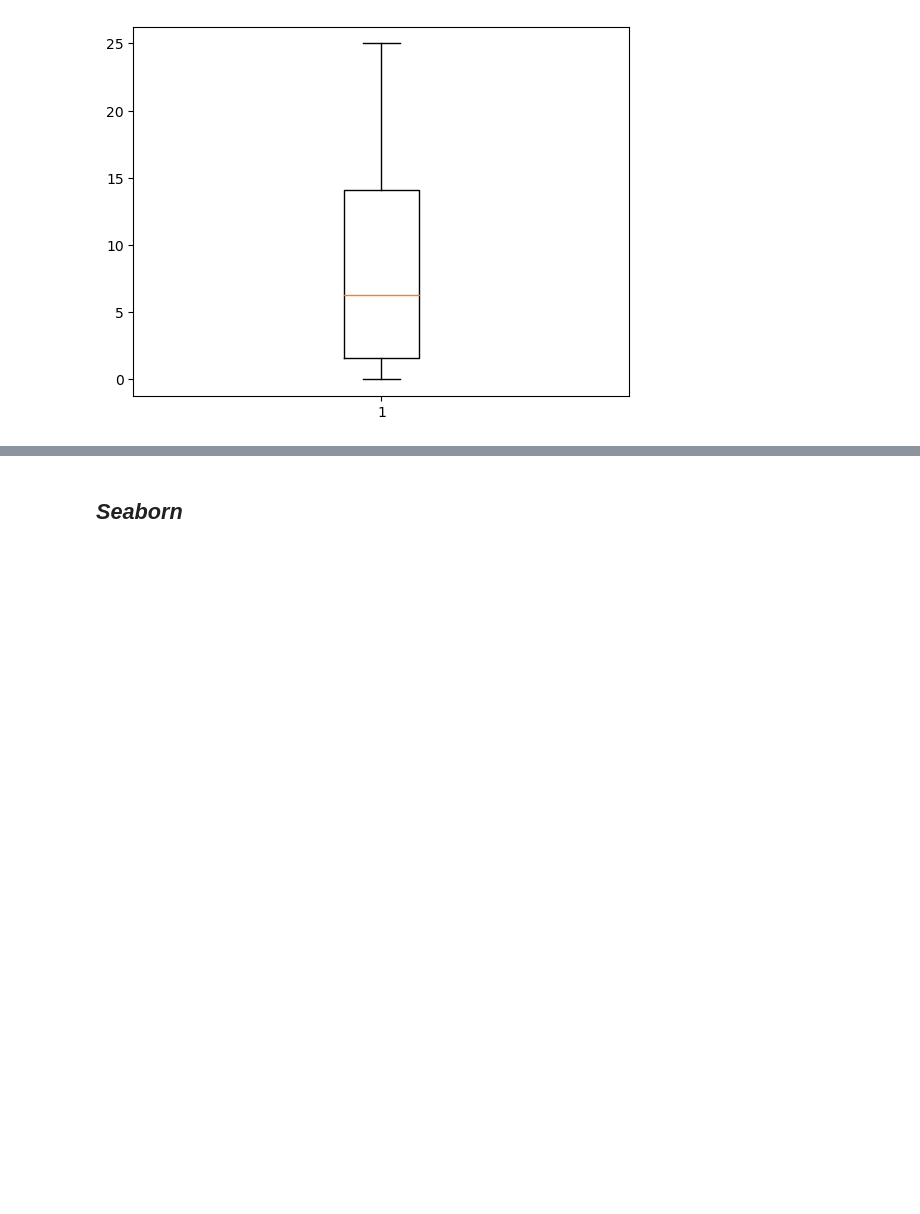
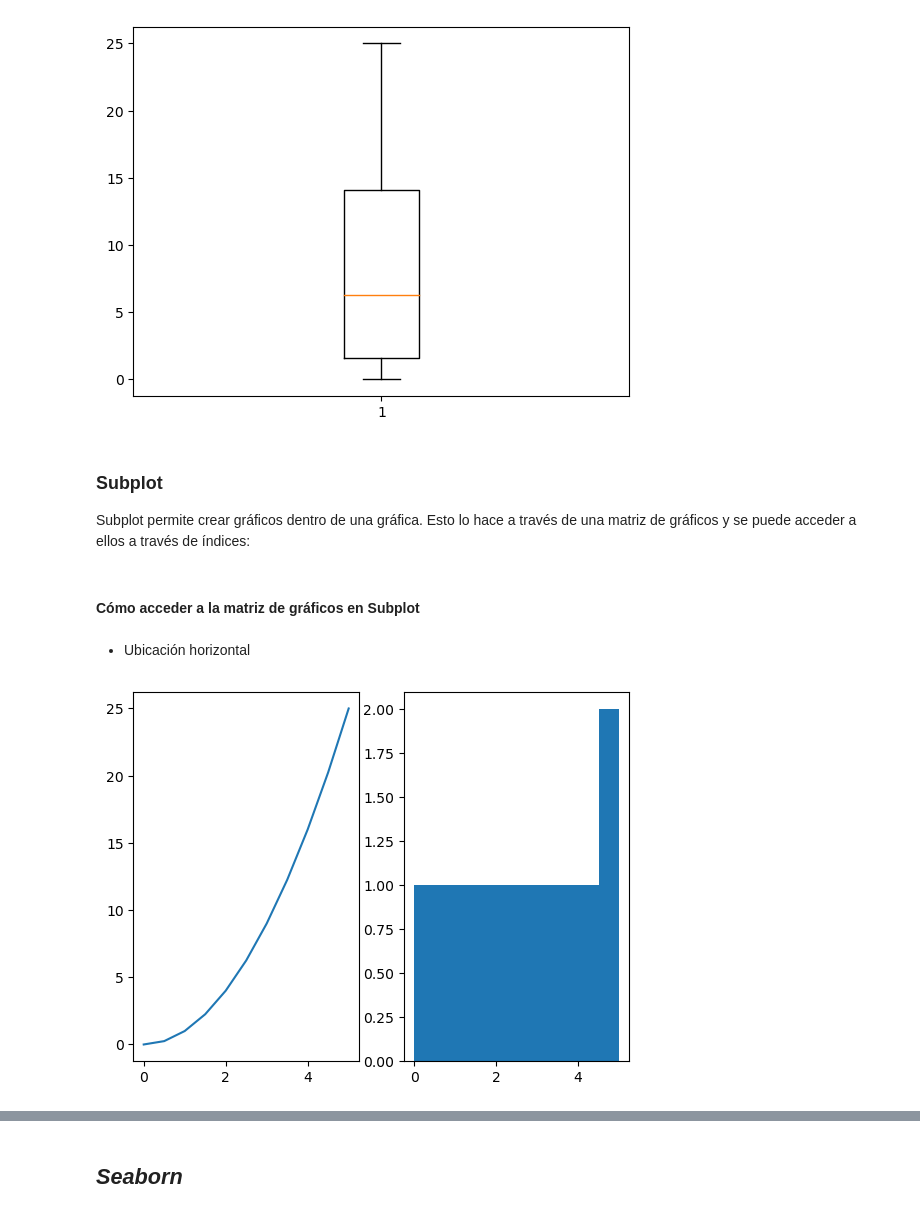
Before and after one commit to dhduartea/Curso_Visualizacion_Datos_Matplotlib_Seaborn, a Jupyter notebook: matplot_seaborn.ipynb, the cells around one changed output, grey strips where cells are left out. Drawn from its saved outputs; the diff is of its cells as text; code cells hidden in the pictures; blank space fills up the shorter version.

Commit message:
New methods, subplot, figures,among others.

```diff
--- a/matplot_seaborn.ipynb
+++ b/matplot_seaborn.ipynb
@@ -66,3 +67,8 @@ plt.boxplot(y)
 plt.show()
 # %% [output]
 [figure]
+# %% [markdown]
+### **Subplot**
+Subplot permite crear gráficos dentro de una gráfica. Esto lo hace a través de una matriz de gráficos y se puede acceder a ellos a través de índices:
+# %% [markdown]
+#### Cómo acceder a la matriz de gráficos en Subplot
@@ -68,0 +78,14 @@ plt.show()
+# %%
+x = np.linspace(0,5,11)
+y = x ** 2
+# %% [markdown]
+- Ubicación horizontal
+# %%
+plt.subplot(1,2,1)#(*args: Any, **kwargs: Any)
+plt.plot(x,y)#Grafico 1
+
+plt.subplot(1,2,2)
+plt.hist(x)#Gráfico 2
+plt.show()
+# %% [output]
+[figure, added]
```
Also changed, not shown: parts of 32 cells of this notebook.
